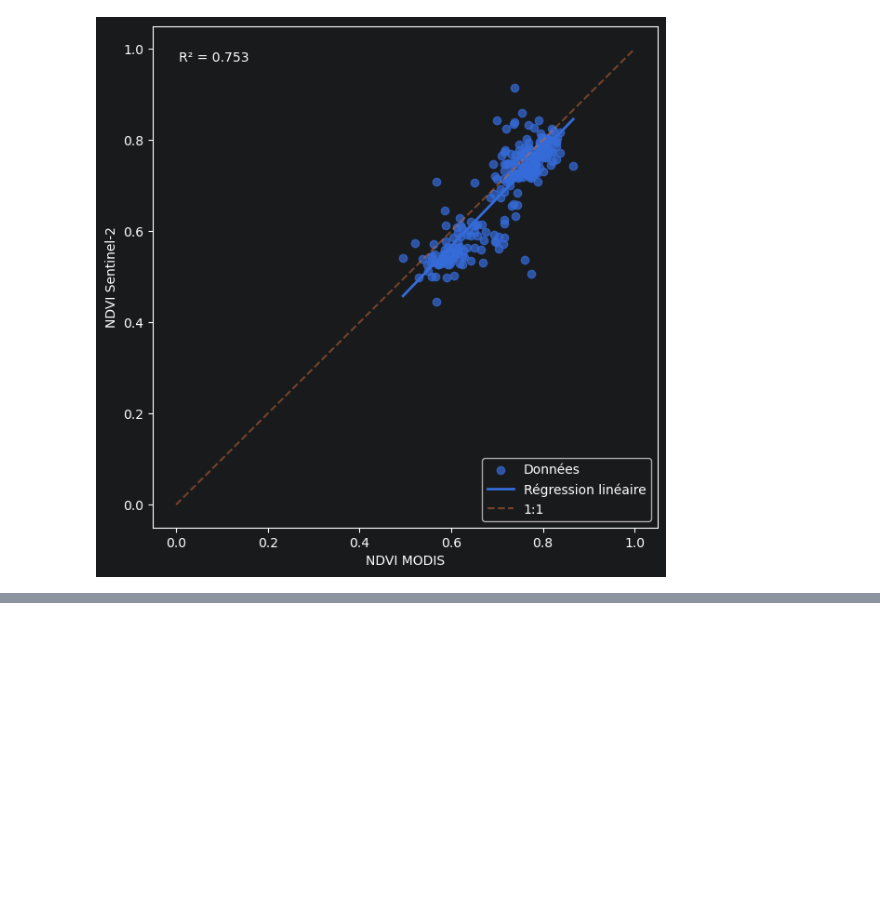
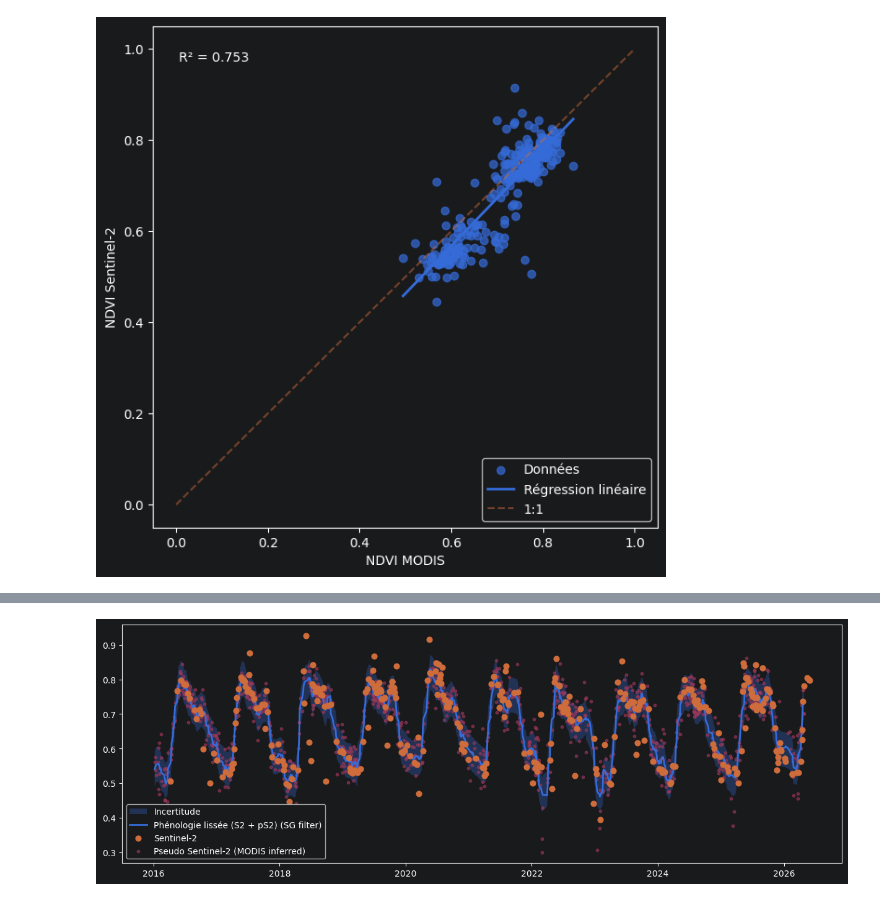
Before and after one commit to itsMidNightsw/PhenoExtract, a Jupyter notebook: code/make_lm_S2_modis.ipynb, the cells around one changed output, grey strips where cells are left out. Saved outputs shown, nothing was run; the diff lists cells and outputs as text; code cells hidden in the pictures; blank space fills up the shorter version.

```diff
--- a/code/make_lm_S2_modis.ipynb
+++ b/code/make_lm_S2_modis.ipynb
@@ -255,0 +154,5 @@ plt.show()
+# %%
+df_fused["ndvi_final"] = (
+    df_fused["ndvi_s2"]
+    .fillna(df_fused["ndvi_s2_pred"])
+)
@@ -255,0 +173,62 @@ plt.show()
+# %%
+df_fused["lower"] = df_fused["ndvi_smooth"] - sigma
+df_fused["upper"] = df_fused["ndvi_smooth"] + sigma
+# %%
+df_fused["lower_smooth"] = savgol_filter(
+    df_fused["lower"],
+    window_length=21,
+    polyorder=3
+)
+
+df_fused["upper_smooth"] = savgol_filter(
+    df_fused["upper"],
+    window_length=21,
+    polyorder=3
+)
+# %%
+fig, ax = plt.subplots(figsize=(15,5))
+
+ax.fill_between(
+    df_fused["date"],
+    df_fused["lower_smooth"],
+    df_fused["upper_smooth"],
+    alpha=0.3,
+    label="Incertitude"
+)
+
+ax.plot(
+    df_fused["date"],
+    df_fused["ndvi_smooth"],
+    linewidth=2,
+    label="Phénologie lissée (S2 + pS2) (SG filter)"
+)
+
+# points Sentinel réels
+ax.scatter(
+    df_s2["date"],
+    df_s2["ndvi_s2"],
+    s=40,
+    zorder=4,
+    label="Sentinel-2"
+)
+
+# points inférés uniquement
+ax.scatter(
+    df_inferred["date"],
+    df_inferred["ndvi_s2_pred"],
+    s=10,
+    alpha=0.6,
+    label="Pseudo Sentinel-2 (MODIS inferred)"
+)
+
+
+# ax.set_xlim(
+#     pd.Timestamp("2018-01-01"),
+#     pd.Timestamp("2020-12-31")
+# )
+
+
+ax.legend()
+plt.show()
+# %% [output]
+[figure, added]
```
Also changed, not shown: parts of 17 cells of this notebook.
